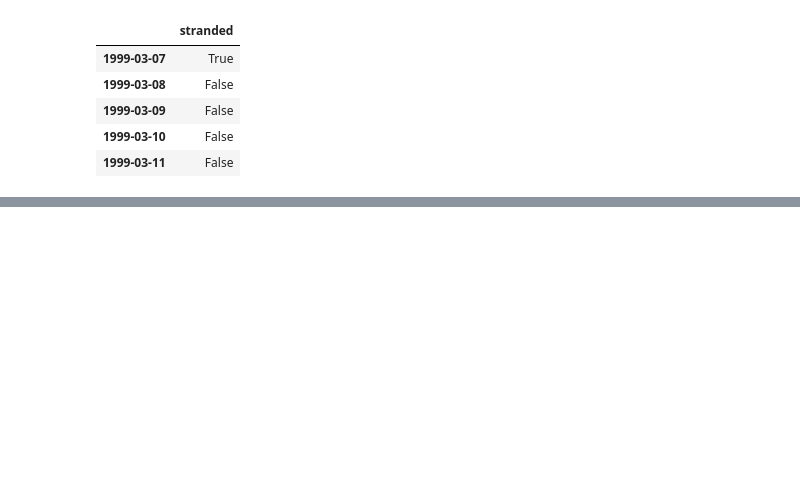
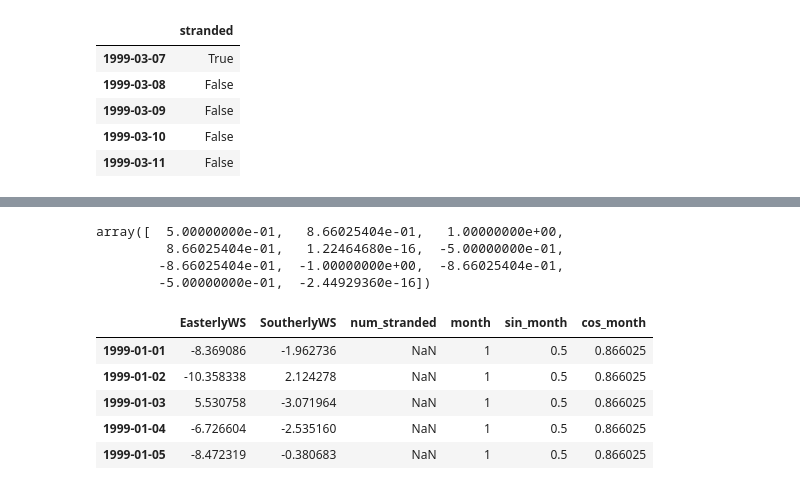
Before and after one commit to madHatter106/beaching, a Jupyter notebook: notebooks/Winds_4_Feature_Engineering_Monthly_WIND.ipynb, the cells around one changed output, grey strips where cells are left out. Saved outputs shown, nothing was run; the diff lists cells and outputs as text; code cells hidden in the pictures; blank space fills up the shorter version.

```diff
--- a/notebooks/Winds_4_Feature_Engineering_Monthly_WIND.ipynb
+++ b/notebooks/Winds_4_Feature_Engineering_Monthly_WIND.ipynb
@@ -278,0 +266,19 @@ OSError: [Errno 12] Cannot allocate memory
+# %%
+dfs['sin_month'] = np.sin(2*np.pi * dfs.month / 12)
+dfs['cos_month'] = np.cos(2*np.pi * dfs.month / 12)
+# %%
+dfs.sin_month.unique()
+# %% [output]
+array([  5.00000000e-01,   8.66025404e-01,   1.00000000e+00,
+         8.66025404e-01,   1.22464680e-16,  -5.00000000e-01,
+        -8.66025404e-01,  -1.00000000e+00,  -8.66025404e-01,
+        -5.00000000e-01,  -2.44929360e-16])
+# %%
+dfs.head()
+# %% [output]
+|  | EasterlyWS | SoutherlyWS | num_stranded | month | sin_month | cos_month |
+| 1999-01-01 | -8.369086 | -1.962736 | NaN | 1 | 0.5 | 0.866025 |
+| 1999-01-02 | -10.358338 | 2.124278 | NaN | 1 | 0.5 | 0.866025 |
+| 1999-01-03 | 5.530758 | -3.071964 | NaN | 1 | 0.5 | 0.866025 |
+| 1999-01-04 | -6.726604 | -2.535160 | NaN | 1 | 0.5 | 0.866025 |
+| 1999-01-05 | -8.472319 | -0.380683 | NaN | 1 | 0.5 | 0.866025 |
```
Also changed, not shown: parts of 16 cells of this notebook.
